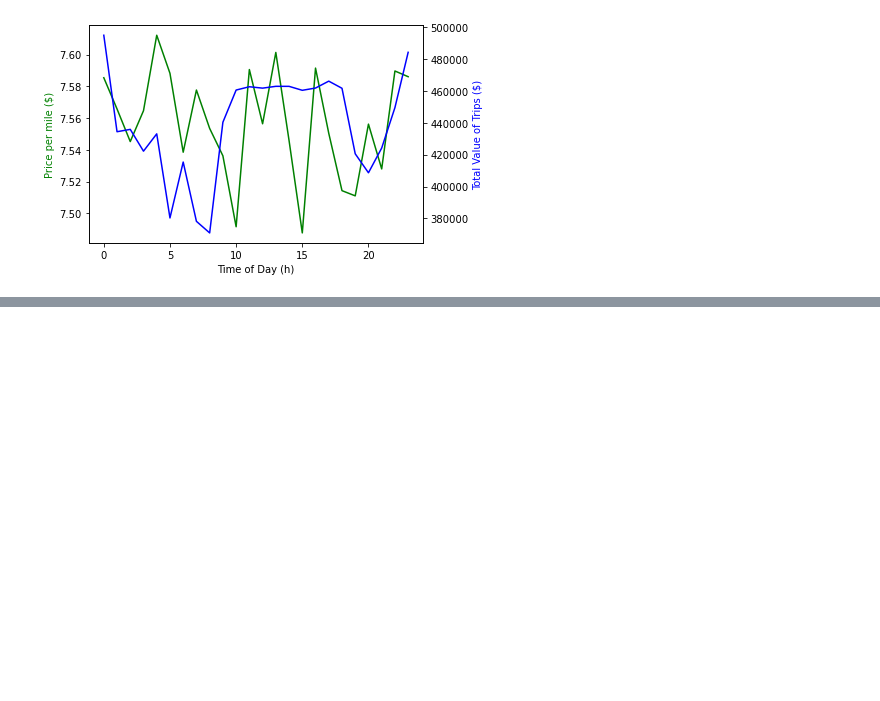
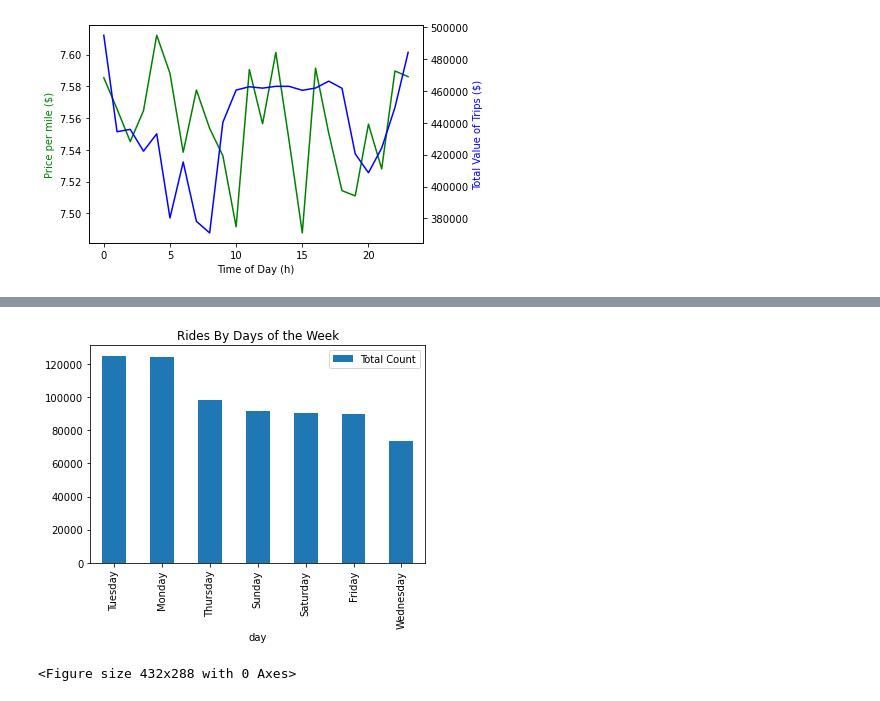
Before and after one commit to jillpeloquin13/UberProject, a Jupyter notebook: uber_data.ipynb, the cells around one changed output, grey strips where cells are left out. Saved outputs shown, nothing was run; the diff lists cells and outputs as text; code cells hidden in the pictures; blank space fills up the shorter version.

```diff
--- a/uber_data.ipynb
+++ b/uber_data.ipynb
@@ -377,0 +426,15 @@ plt.show()
+# %%
+# Bar plot for Day of the week total counts - may want to clean up total_rides_day_df for cleaner headers so it populates nicer
+%matplotlib inline
+# Use DataFrame.plot() in order to create a bar chart of the data
+#Total_rides_day_df.plot(kind="bar", figsize=(10,8))
+Total_rides_day_df.plot(kind="bar")
+
+# Set a title for the chart
+plt.title("Rides By Days of the Week")
+
+plt.show()
+plt.tight_layout()
+# %% [output]
+[figure, added]
+<Figure size 432x288 with 0 Axes>
```
Also changed, not shown: parts of 8 cells of this notebook.
